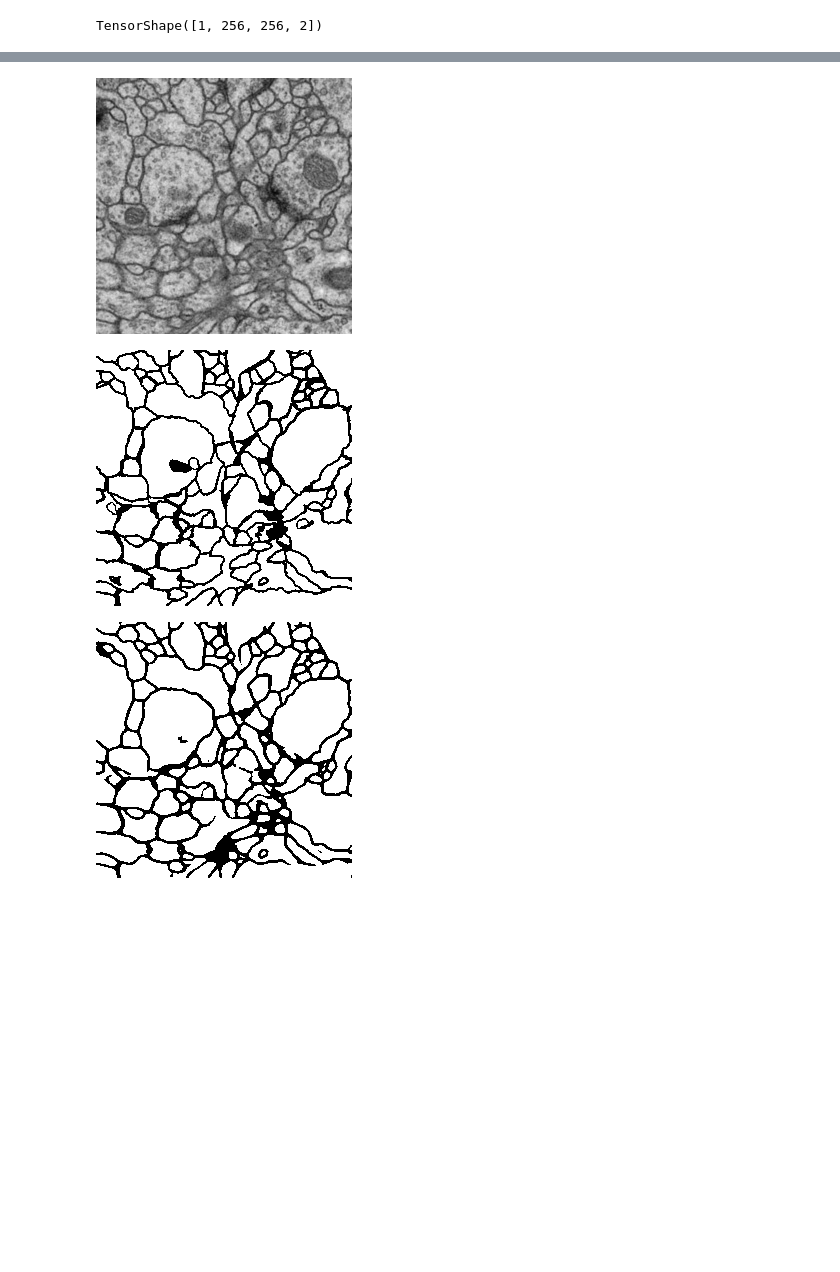
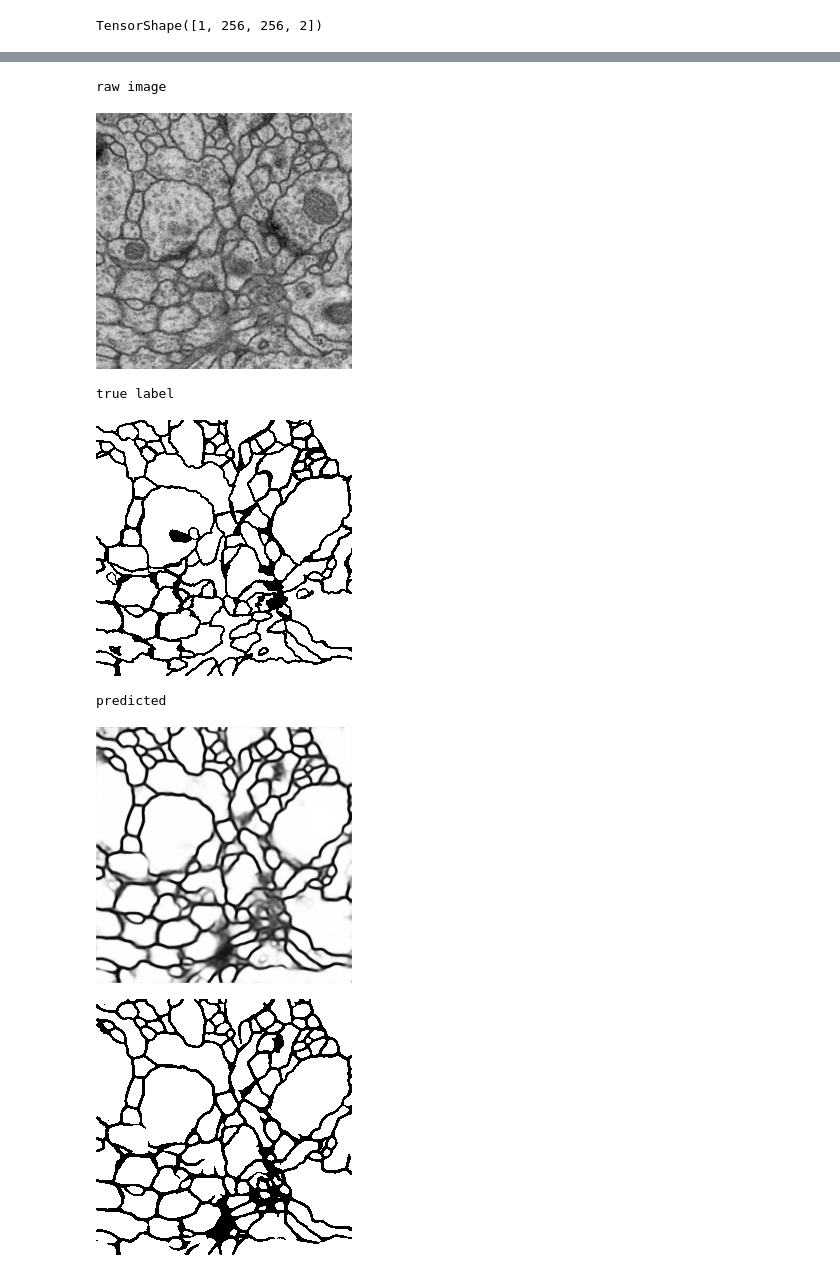
Before and after one commit to hongh-zhang/Vision, a Jupyter notebook: em.ipynb, the cells around one changed output, grey strips where cells are left out. Cells and saved outputs as stored; diff of their text form; code cells hidden in the pictures; blank space fills up the shorter version.

```diff
--- a/em.ipynb
+++ b/em.ipynb
@@ -48,6 +57,12 @@ for img_file, lbl_file in zip(sorted(os.listdir(path+'data/em/downsampled/images
 # %%
-images = np.array(images, dtype=float).reshape(-1, 256, 256, 1) / 255.0
-labels = np.round_(np.array(labels, dtype=float).reshape(-1, 256, 256, 1) / 255.0)
+# values are normalized into the 0-1 range to speed up convergence
+
+# taking the first 5 images as test set
+img_test = np.array(images, dtype=float)[:5].reshape(-1, 256, 256, 1) / 255.0
+lbl_test = np.round_(np.array(labels, dtype=float)[:5].reshape(-1, 256, 256, 1) / 255.0)
+
+images = np.array(images, dtype=float)[5:].reshape(-1, 256, 256, 1) / 255.0
+labels = np.round_(np.array(labels, dtype=float)[5:].reshape(-1, 256, 256, 1) / 255.0)
 
 images.shape
 # %% [output]
@@ -66,4 +80,7 @@ from tensorflow.keras import layers
 # %%
 images = tf.convert_to_tensor(images)
 labels = tf.convert_to_tensor(labels)
+
+img_test = tf.convert_to_tensor(img_test)
+lbl_test = tf.convert_to_tensor(lbl_test)
 # %%
@@ -150,6 +161,6 @@ class MyModel(tf.keras.Model):
 # %%
-nn = MyModel()
-nn.compile(optimizer=tf.keras.optimizers.Adam(learning_rate=1e-3, name='Adam',), loss='SparseCategoricalCrossentropy')
+nn = Model()
+nn.compile(optimizer=tf.keras.optimizers.Adam(learning_rate=3e-4, name='Adam',), loss='SparseCategoricalCrossentropy')
 nn(images[0:1]).shape
 # %% [output]
 TensorShape([1, 256, 256, 2])
@@ -196,3 +187,4 @@ array([[[[0.48796788, 0.50305444],
 # %%
-nn.fit(x=images, y=labels, shuffle=True, batch_size=16, epochs=50, verbose='auto');
+nn.fit(x=images, y=labels, shuffle=True, batch_size=16, epochs=60,
+       verbose='auto', validation_data=(img_test, lbl_test));
 # %% [output]
@@ -216,6 +207,0 @@ Epoch 50/50
-# %%
-cv2_imshow(images[0:1].numpy().reshape(256, 256)*255)
-cv2_imshow(labels[0:1].numpy().reshape(256, 256)*255)
-# %% [output]
-[figure, removed]
-[figure, removed]
@@ -224,4 +208,20 @@ y = np.argmax(nn(images[0:1]).numpy().reshape(256, 256, 2), axis=2)
-# %%
-cv2_imshow(y*255)
-# %% [output]
-[figure, removed]
+# %%
+print('raw image')
+cv2_imshow(img_test[0:1].numpy().reshape(256, 256)*255)
+print('\ntrue label')
+cv2_imshow(lbl_test[0:1].numpy().reshape(256, 256)*255)
+
+print('\npredicted')
+cv2_imshow(nn(img_test[0:1], training=False).numpy().reshape(256, 256, 2)[:,:,1] * 255)
+
+# or a 'hard' version by calling argmax:
+print('')
+cv2_imshow(np.argmax(nn(img_test[0:1], training=False).numpy().reshape(256, 256, 2), axis=2) * 255)
+# %% [output]
+raw image
+[figure, added]
+true label
+[figure, added]
+predicted
+[figure, added]
+[figure, added]
```
Also changed, not shown: parts of 10 cells of this notebook.
